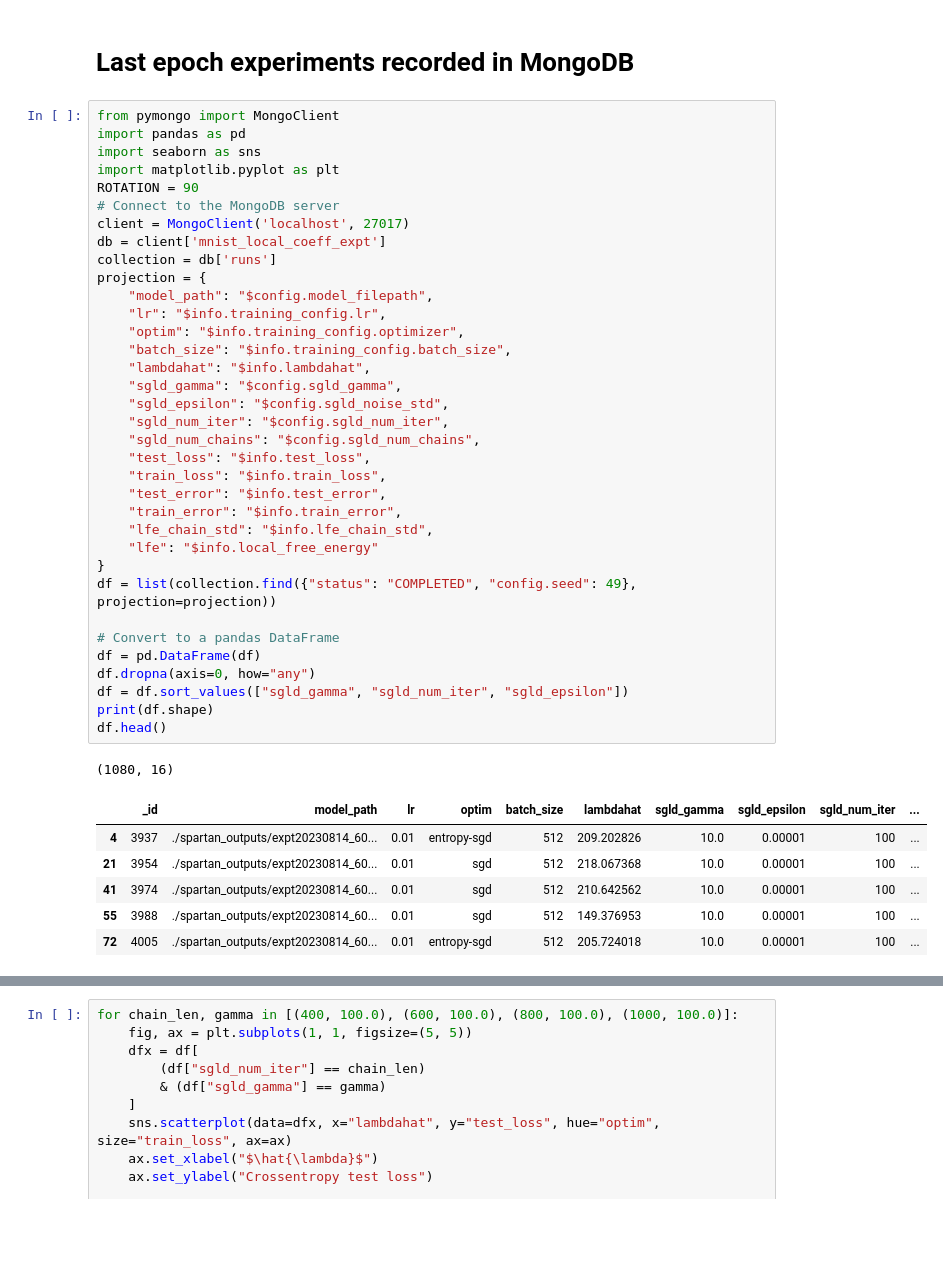
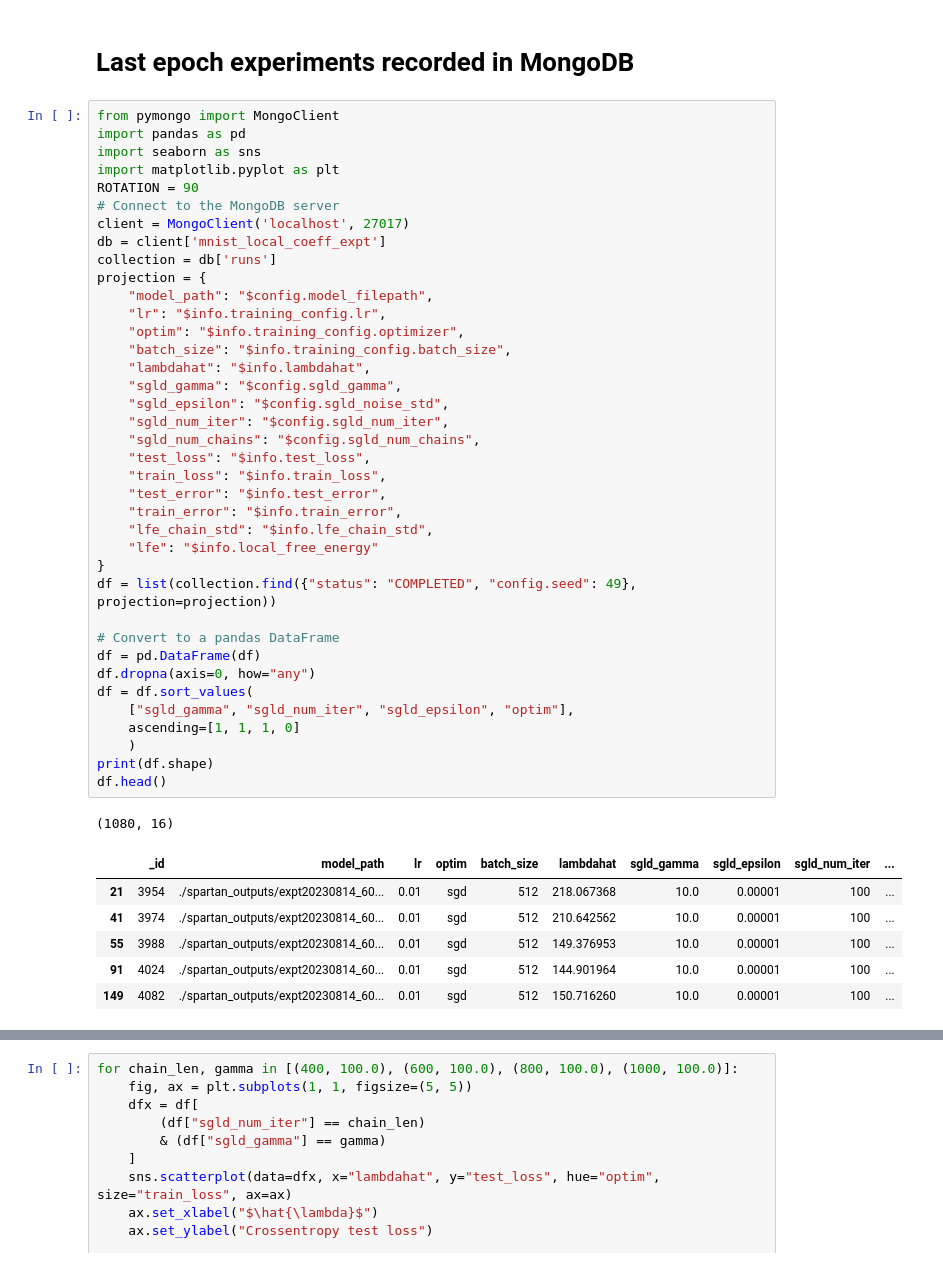
Before and after one commit to edmundlth/local_learning_coefficient_estimation, a Jupyter notebook: plot_mnist_expt.ipynb, the cells around one changed output, grey strips where cells are left out. Cells and saved outputs as stored; diff of their text form; blank space fills up the shorter version.

```diff
--- a/plot_mnist_expt.ipynb
+++ b/plot_mnist_expt.ipynb
@@ -381,38 +381,41 @@ ROTATION = 90
 client = MongoClient('localhost', 27017)
 db = client['mnist_local_coeff_expt']
 collection = db['runs']
 projection = {
     "model_path": "$config.model_filepath",
     "lr": "$info.training_config.lr",
     "optim": "$info.training_config.optimizer",
     "batch_size": "$info.training_config.batch_size",
     "lambdahat": "$info.lambdahat",
     "sgld_gamma": "$config.sgld_gamma",
     "sgld_epsilon": "$config.sgld_noise_std",
     "sgld_num_iter": "$config.sgld_num_iter",
     "sgld_num_chains": "$config.sgld_num_chains",
     "test_loss": "$info.test_loss",
     "train_loss": "$info.train_loss",
     "test_error": "$info.test_error",
     "train_error": "$info.train_error",
     "lfe_chain_std": "$info.lfe_chain_std",
     "lfe": "$info.local_free_energy"
 }
 df = list(collection.find({"status": "COMPLETED", "config.seed": 49}, projection=projection))
 
 # Convert to a pandas DataFrame
 df = pd.DataFrame(df)
 df.dropna(axis=0, how="any")
-df = df.sort_values(["sgld_gamma", "sgld_num_iter", "sgld_epsilon"])
+df = df.sort_values(
+    ["sgld_gamma", "sgld_num_iter", "sgld_epsilon", "optim"],
+    ascending=[1, 1, 1, 0]
+    )
 print(df.shape)
 df.head()
 # %% [output]
 (1080, 16)
 |  | _id | model_path | lr | optim | batch_size | lambdahat | sgld_gamma | sgld_epsilon | sgld_num_iter | ... |
-| 4 | 3937 | ./spartan_outputs/expt20230814_60... | 0.01 | entropy-sgd | 512 | 209.202826 | 10.0 | 0.00001 | 100 | ... |
 | 21 | 3954 | ./spartan_outputs/expt20230814_60... | 0.01 | sgd | 512 | 218.067368 | 10.0 | 0.00001 | 100 | ... |
 | 41 | 3974 | ./spartan_outputs/expt20230814_60... | 0.01 | sgd | 512 | 210.642562 | 10.0 | 0.00001 | 100 | ... |
 | 55 | 3988 | ./spartan_outputs/expt20230814_60... | 0.01 | sgd | 512 | 149.376953 | 10.0 | 0.00001 | 100 | ... |
-| 72 | 4005 | ./spartan_outputs/expt20230814_60... | 0.01 | entropy-sgd | 512 | 205.724018 | 10.0 | 0.00001 | 100 | ... |
+| 91 | 4024 | ./spartan_outputs/expt20230814_60... | 0.01 | sgd | 512 | 144.901964 | 10.0 | 0.00001 | 100 | ... |
+| 149 | 4082 | ./spartan_outputs/expt20230814_60... | 0.01 | sgd | 512 | 150.716260 | 10.0 | 0.00001 | 100 | ... |
 # %%
 # Combine the three columns into one for the x-axis
```
Also changed, not shown: parts of 1 cell of this notebook, 7 other files.
